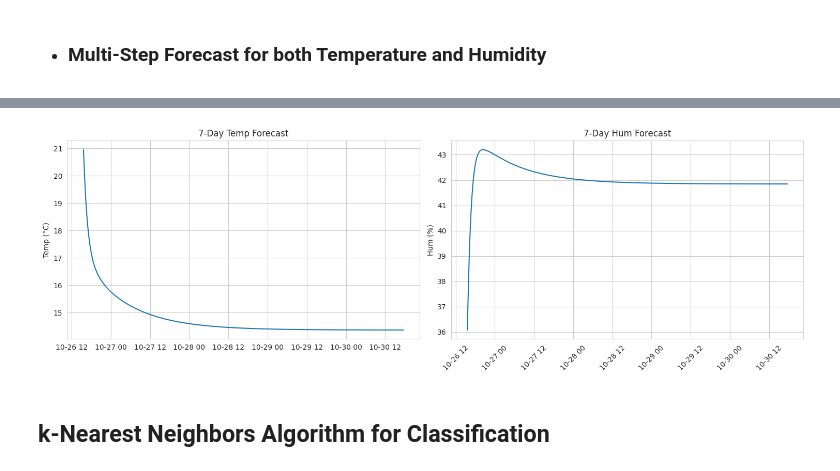
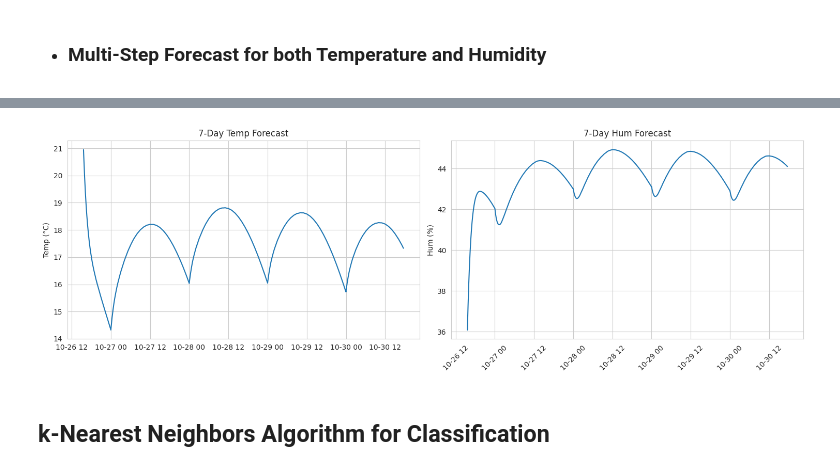
Before and after one commit to EmperorOlashinbo/environment_monitor, a Jupyter notebook: project.ipynb, the cells around one changed output, grey strips where cells are left out. Saved outputs shown, nothing was run; the diff lists cells and outputs as text; code cells hidden in the pictures.

```diff
--- a/project.ipynb
+++ b/project.ipynb
@@ -61,6 +61,10 @@ df_cleaned = df.drop(columns=columns_to_drop)
 print(f"\nDropped: {columns_to_drop}")
 print(f"New Shape: {df_cleaned.shape}")
 
+df_cleaned = df_cleaned.drop(columns=['tilt_status'])
+print("Dropped 'tilt_status' column.")
+
+
 # Datetime Features
 df_cleaned['created_at']= pd.to_datetime(df_cleaned['created_at'])
 df_cleaned['year']= df_cleaned['created_at'].dt.year
@@ -103,14 +108,6 @@ if nan_count > 0:
     df_cleaned['light_level'].fillna(median_light, inplace=True)
     print(f"Filled {nan_count} NaNs in 'light_level' with median value: {median_light:.2f}")
 
-df_cleaned['tilt_status'] = pd.to_numeric(df_cleaned['tilt_status'], errors='coerce')
-outliers = (df_cleaned['tilt_status'] > 1).sum()
-median_tilt = df_cleaned['tilt_status'].median()
-if outliers > 0:
-    df_cleaned.loc[df_cleaned['tilt_status'] > 1, 'tilt_status'] = median_tilt
-df_cleaned['tilt_status'] = df_cleaned['tilt_status'].fillna(0).clip(lower=0, upper=1).astype(int)
-print(f"Replaced {outliers} outliers (>1) w/ median {median_tilt}. Post-fix: {df_cleaned['tilt_status'].value_counts().to_dict()}")
-
 # Duplicates
 duplicate_count = df_cleaned.duplicated().sum()
 if duplicate_count > 0:
@@ -118,7 +115,7 @@ if duplicate_count > 0:
     print(f"\nDropped {duplicate_count} duplicate rows.")
 
 # Save cleaned data
-sensor_cols = ['temperature', 'humidity', 'light_level', 'tilt_status']  # Fixed name
+sensor_cols = ['temperature', 'humidity', 'light_level']  # Fixed name
 print("\nSensor stats:\n", df_cleaned[sensor_cols].describe())
 df_cleaned.to_csv('feeds_cleaned.csv', index=False)
 # %% [output]
@@ -222,7 +218,7 @@ class IsolationForest:
 # %%
 from sklearn.preprocessing import StandardScaler
 # Prepare data for Isolation Forest
-sensor_features = ['temperature', 'humidity', 'light_level', 'tilt_status']
+sensor_features = ['temperature', 'humidity', 'light_level']
 X_anomaly = df_cleaned[sensor_features].values
 scaler = StandardScaler()
 X_anomaly_scaled = scaler.fit_transform(X_anomaly)
@@ -391,7 +387,7 @@ feature_cols_multi = [
     'humidity_lag_1', 'humidity_lag_2', 'humidity_lag_3', 'humidity_lag_6', 'humidity_lag_12',
     'humidity_rolling_mean_5', 'humidity_rolling_std_5',
     'humidity_rolling_mean_10', 'humidity_rolling_std_10',
-    'humidity_rolling_mean_20', 'humidity_rolling_std_20', 'hour', 'day_of_week', 'light_level', 'tilt_status'
+    'humidity_rolling_mean_20', 'humidity_rolling_std_20', 'hour', 'day_of_week', 'light_level'
 ]
 X_multi = df_ts_multi[feature_cols_multi].values
 y_temp_multi = df_ts_multi['temperature'].values
@@ -486,6 +482,11 @@ def multi_step_forecast(model, scaler_X, last_row_df, feature_cols, max_horizon=
     lags = sorted([int(col.split('_')[-1]) for col in feature_cols if '_lag_' in col and 'temperature' in col])
 
     for step in range(max_horizon):
+        next_time = last_time + interval * (step + 1)
+        current_df['hour'] = next_time.hour
+        current_df['day_of_week'] = next_time.dayofweek
+
+
         pred_temp, pred_hum = model.predict(scaler_X.transform(current_df[feature_cols].values.reshape(1, -1))).flatten()
 
         predictions['temp'].append(pred_temp)
@@ -549,4 +550,4 @@ Forecasted 17640 steps (up to 7 days).
-[figure, old version]
+[figure, new version]
 # %% [markdown]
 ## k-Nearest Neighbors Algorithm for Classification
 # %%
```
Also changed, not shown: parts of 12 cells of this notebook, 4 other files.
